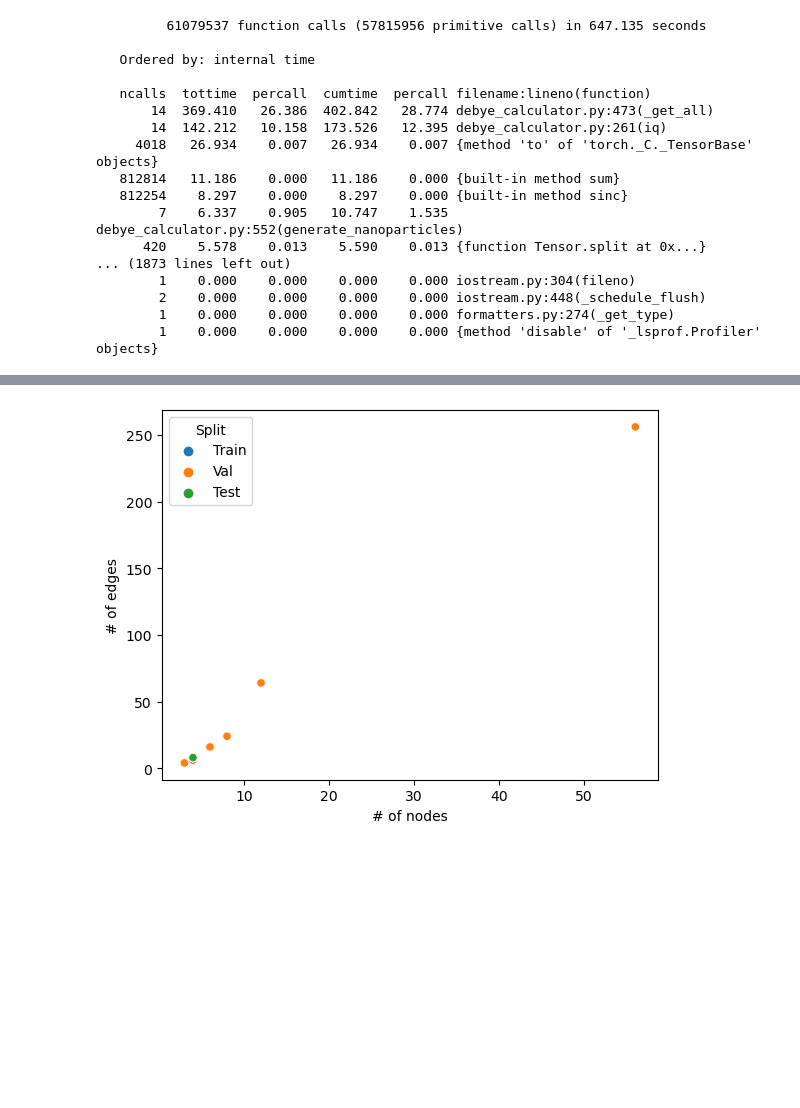
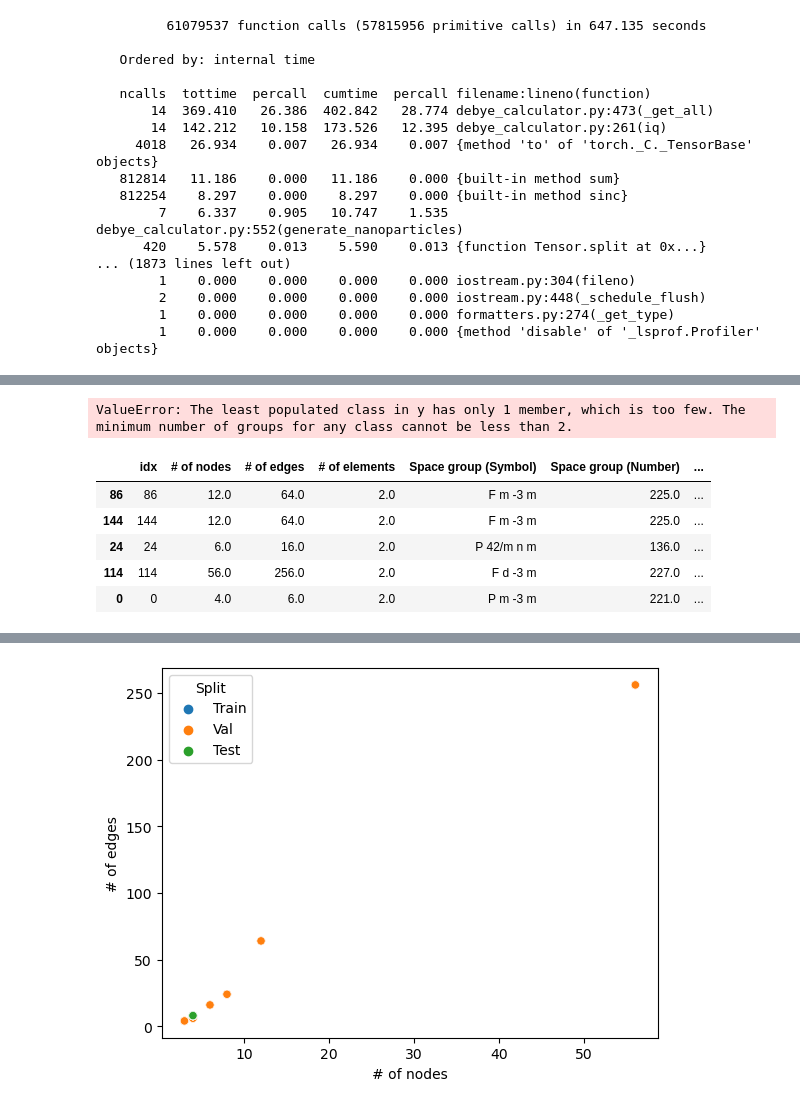
Before and after one commit to UlrikFriisJensen/CHILI, a Jupyter notebook: functionTesting.ipynb, the cells around one changed output, grey strips where cells are left out. Cells and saved outputs as stored; diff of their text form; code cells hidden in the pictures; blank space fills up the shorter version.

```diff
--- a/functionTesting.ipynb
+++ b/functionTesting.ipynb
@@ -112,2 +124,15 @@ stats.describe()
 import seaborn as sns
 import matplotlib.pyplot as plt
+# %%
+X_train, X_test = train_test_split(stats, test_size=0.2, random_state=42, stratify=stats['NP size (Å)']) # 'Crystal type'
+# %% [output]
+ValueError: The least populated class in y has only 1 member, which is too few. The minimum number of groups for any class cannot be less than 2.
+# %%
+X_test.head()
+# %% [output]
+|  | idx | # of nodes | # of edges | # of elements | Space group (Symbol) | Space group (Number) | ... |
+| 86 | 86 | 12.0 | 64.0 | 2.0 | F m -3 m | 225.0 | ... |
+| 144 | 144 | 12.0 | 64.0 | 2.0 | F m -3 m | 225.0 | ... |
+| 24 | 24 | 6.0 | 16.0 | 2.0 | P 42/m n m | 136.0 | ... |
+| 114 | 114 | 56.0 | 256.0 | 2.0 | F d -3 m | 227.0 | ... |
+| 0 | 0 | 4.0 | 6.0 | 2.0 | P m -3 m | 221.0 | ... |
```
Also changed, not shown: parts of 10 cells of this notebook, 1 other file.
